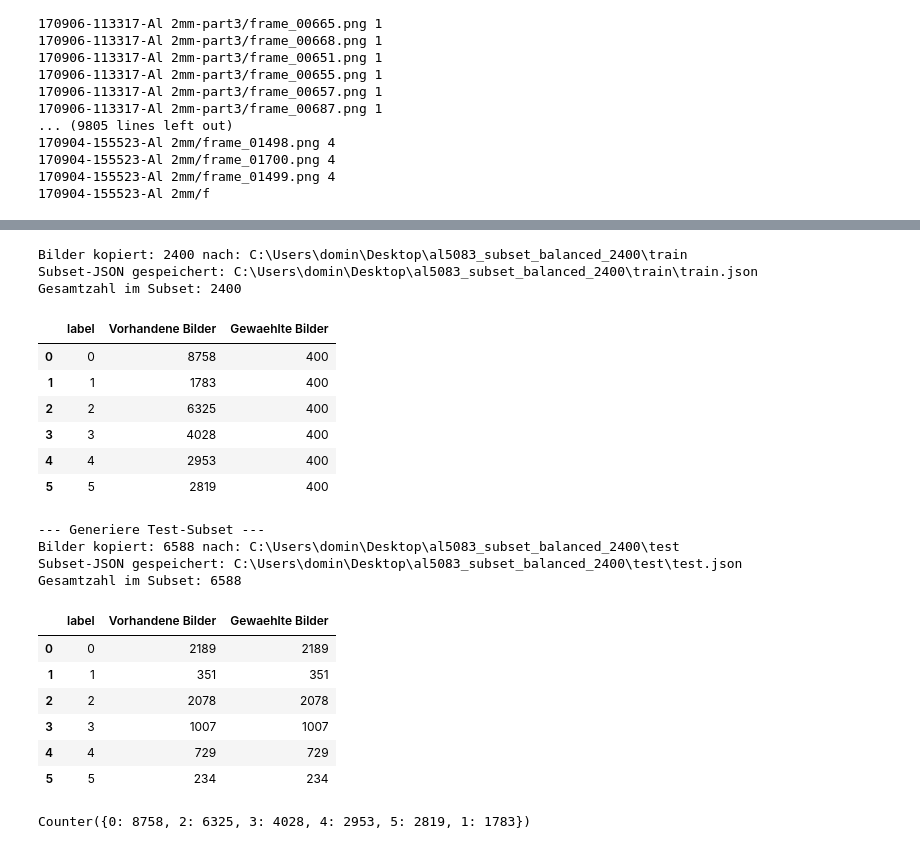
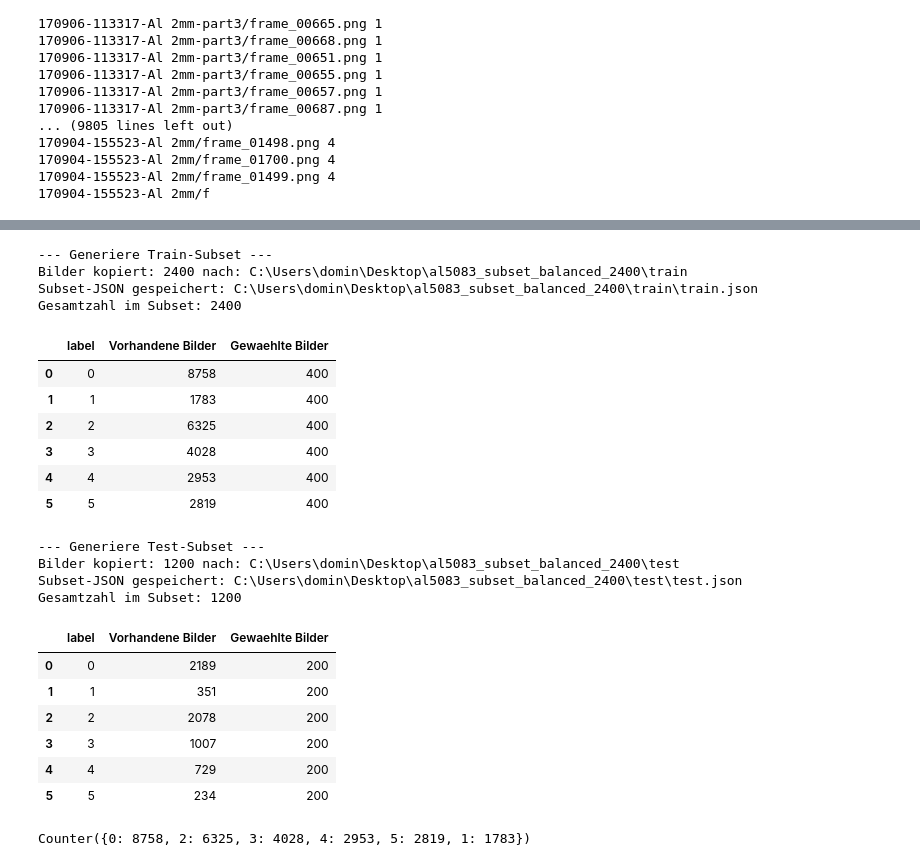
Before and after one commit to DominikSchuck/MLiP_Project, a Jupyter notebook: projekt_klassifikation.ipynb, the cells around one changed output, grey strips where cells are left out. Drawn from its saved outputs; the diff is of its cells as text; code cells hidden in the pictures.

Commit message:
Balanced Dataset Change

```diff
--- a/projekt_klassifikation.ipynb
+++ b/projekt_klassifikation.ipynb
@@ -23,6 +30,7 @@ class DatasetManager:
         self.test_data = None
         self.train_class_counts = None
         self.test_class_counts = None
+
     # Uebersicht der Verzeichnisstruktur und Inhalte anzeigen
     def show_structure(self):
         print("=== Verzeichnisstruktur ===")
@@ -44,6 +52,7 @@ class DatasetManager:
         print(f'Klassenverteilung in {json_path}: {sorted(class_counts.items())}')
 
         return data, class_counts
+
     # Zaehlen der Bilder im Datensatz
     def count_split_images(self, split):
         # Generieren des Dateipfads des Split
@@ -66,12 +75,15 @@ class DatasetManager:
 
     def image_size_info(self, split):
         print('===Groesse der ersten 10 Bilder im Trainings-Datensatz===')
+        # Zusammenstellung des Speicherort für die Test- oder Trainings-Split
         if split == 'train':
             split = self.train_dir
         else:
             split = self.test_dir
         sizes = []
-        for i, image_name in enumerate(list(self.train_data.keys())[:10]):
+        # Slicing bis zu den ersten 10 Elementen , die in self.train_data gepseichert sind
+        for image_name in list(self.train_data.keys())[:10]:
+            # Bildpfad erstellen des zu bewertenden Bildes
             img_path = split / image_name
             img = Image.open(img_path)
             sizes.append(img.size)
@@ -80,18 +92,18 @@ class DatasetManager:
     # Laden der Einzelsplits von Test und Training
     def load_split(self, split):
         json_path = self.data_dir / split / f"{split}.json"
-        # if not json_path.exists():
-        #     raise FileNotFoundError(f"JSON-Datei nicht gefunden: {json_path}")
         data, class_counts = self._load_json(json_path)
         # Zuweisung der Trainigsdaten und Testdaten zu den Variablen
+        # train_data und test_data enthalten je den Namen der Datei und das Label aus der .json Datei
         if split == "train":
             self.train_data, self.train_class_counts = data, class_counts
         elif split == "test":
             self.test_data, self.test_class_counts = data, class_counts
         else:
             raise ValueError(f"Unbekannter Split: {split}")
-        return data, class_counts
+        #return data, class_counts
 
+    '''Hauptfunktion um die Daten aus den Ordnern aufzurufen und in die Variablen einzuspeichern'''
     def load_all(self):
         print('\n===Trainings- und Testset (Inhalt)===')
         self.load_split("train")
@@ -117,7 +129,8 @@ class DatasetManager:
             data = self.test_data
         output_dir = Path(output_dir)
         subset_out_dir = output_dir / split
-        # Erzeugen des neuen Verzeichnis als Speicherort
+        # Erzeugen des neuen Verzeichnis als Speicherort (Hauptverzeichnis und Unterverzeichnis 'train' oder 'test')
+        # parents = True erzeugt automatisch nicht existente Ordnerstrukturen, um Fehler vorzubeugen
         subset_out_dir.mkdir(parents=True, exist_ok=True)
         random.seed(seed)
 
@@ -143,10 +156,13 @@ class DatasetManager:
         # Entnahme einer zufaelligen Auswahl an Dateien aus dem gewaehlten Split
         selected = {}
         for label, paths in by_label.items():
+            # Unterscheidung, ob ein Datensatz auf eine einheitliche Menge reduziert werden soll oder nicht
             if samples_per_label is not None:
+                # Entnahme der zuvor k definierten Werten
                 chosen = random.sample(paths, k = samples_per_label)
             else:
                 chosen = paths
+            # Strukturierung der Datei so, dass den Bilddateien einzeln die Label zugewiesen werden
             for rel_path in chosen:
                 selected[rel_path] = label # Speichern der Dateinamen wie in der Ursprungsdatei, so dass die Verarbeitung der Daten beibehalten wird
         # Starten des Kopiervorgangs in das neue Verzeichnis
@@ -154,14 +170,18 @@ class DatasetManager:
             copied = 0
             for rel_path in selected.keys():
                 # Zusammensetzung der originalen Dateipfade der Originaldateien
-                src = source_img_dir / rel_path
+                src = source_img_dir / rel_path # source bestimmt nur den uebergeordneten Ordner, waehrend rel_path die Unterordnerstruktur darstellt
                 destination = subset_out_dir  / rel_path
                 # Erzeugen des neuen Dateipfades, indem die alten Ordnerbezeichnungen ueberonmmen werden
+                # .parent ermittelt den Pfad des Ordners, in dem die Datei liegen soll (in .json abgelegte Namen beinhalten bereits die Ordnerstruktur)
+                # parents = True erzeugt automatisch nicht existente Ordnerstrukturen, um Fehler vorzubeugen
                 destination.parent.mkdir(parents=True, exist_ok=True)
 
                 if target_size is not None:
                     img = Image.open(src)
+                    # LANCZOS als Methode zum Resampling von Bildern, in dem benachbarte Pixel miteinander gewichtet werden
                     img_resized = img.resize(target_size, Image.Resampling.LANCZOS)
+                    # Neue Bilddateien werden direkt in den neuen Speicherort abgelegt
                     img_resized.save(destination)
                 # Metadaten werden uebernommen. Kopieren jeder Bilddatei aus selected
                 else:
@@ -216,7 +236,7 @@ class DatasetManager:
             ax.set_xticks(tick_positions)
             ax.set_xticklabels(tick_labels, rotation=45, ha='right')
 
-            index += 1 # Geht zum nächsten Plot
+            index += 1
 
         fig.suptitle('Verteilung der Datensaetze')
         fig.supxlabel('Label')
@@ -329,42 +367,45 @@ orig_set.image_size_info("train")
     170906-113317-Al 2mm-part3/frame_00655.png: (800, 974)
 # %%
 target_folder = r"C:\Users\domin\Desktop\al5083_subset_balanced_2400"
+print("\n--- Generiere Train-Subset ---")
 subset = orig_set.create_balanced_subset(
     output_dir=target_folder,
     samples_per_label=400,
     seed=42,
     copy_files=True,
     split='train'
 )
 # 2. Test-Subset erstellen (z.B. 100 Bilder pro Klasse)
 print("\n--- Generiere Test-Subset ---")
 test_subset = orig_set.create_balanced_subset(
     output_dir=target_folder,
     split="test",
-    samples_per_label=None  # Wichtig: weniger als 234 wählen!
+    copy_files=True,
+    samples_per_label=200  # Wichtig: weniger als 234 wählen!
 )
 # %% [output]
+--- Generiere Train-Subset ---
 Bilder kopiert: 2400 nach: C:\Users\domin\Desktop\al5083_subset_balanced_2400\train
 Subset-JSON gespeichert: C:\Users\domin\Desktop\al5083_subset_balanced_2400\train\train.json
 Gesamtzahl im Subset: 2400
 |  | label | Vorhandene Bilder | Gewaehlte Bilder |
 | 0 | 0 | 8758 | 400 |
 | 1 | 1 | 1783 | 400 |
 | 2 | 2 | 6325 | 400 |
 | 3 | 3 | 4028 | 400 |
 | 4 | 4 | 2953 | 400 |
 | 5 | 5 | 2819 | 400 |
 --- Generiere Test-Subset ---
-Bilder kopiert: 6588 nach: C:\Users\domin\Desktop\al5083_subset_balanced_2400\test
+Bilder kopiert: 1200 nach: C:\Users\domin\Desktop\al5083_subset_balanced_2400\test
 Subset-JSON gespeichert: C:\Users\domin\Desktop\al5083_subset_balanced_2400\test\test.json
-Gesamtzahl im Subset: 6588
+Gesamtzahl im Subset: 1200
 |  | label | Vorhandene Bilder | Gewaehlte Bilder |
-| 0 | 0 | 2189 | 2189 |
-| 1 | 1 | 351 | 351 |
-| 2 | 2 | 2078 | 2078 |
-| 3 | 3 | 1007 | 1007 |
-| 4 | 4 | 729 | 729 |
-| 5 | 5 | 234 | 234 |
+| 0 | 0 | 2189 | 200 |
+| 1 | 1 | 351 | 200 |
+| 2 | 2 | 2078 | 200 |
+| 3 | 3 | 1007 | 200 |
+| 4 | 4 | 729 | 200 |
+| 5 | 5 | 234 | 200 |
 # %%
 print(orig_set.train_class_counts)
 # %% [output]
```
Also changed, not shown: parts of 9 cells of this notebook, 7 other files.
